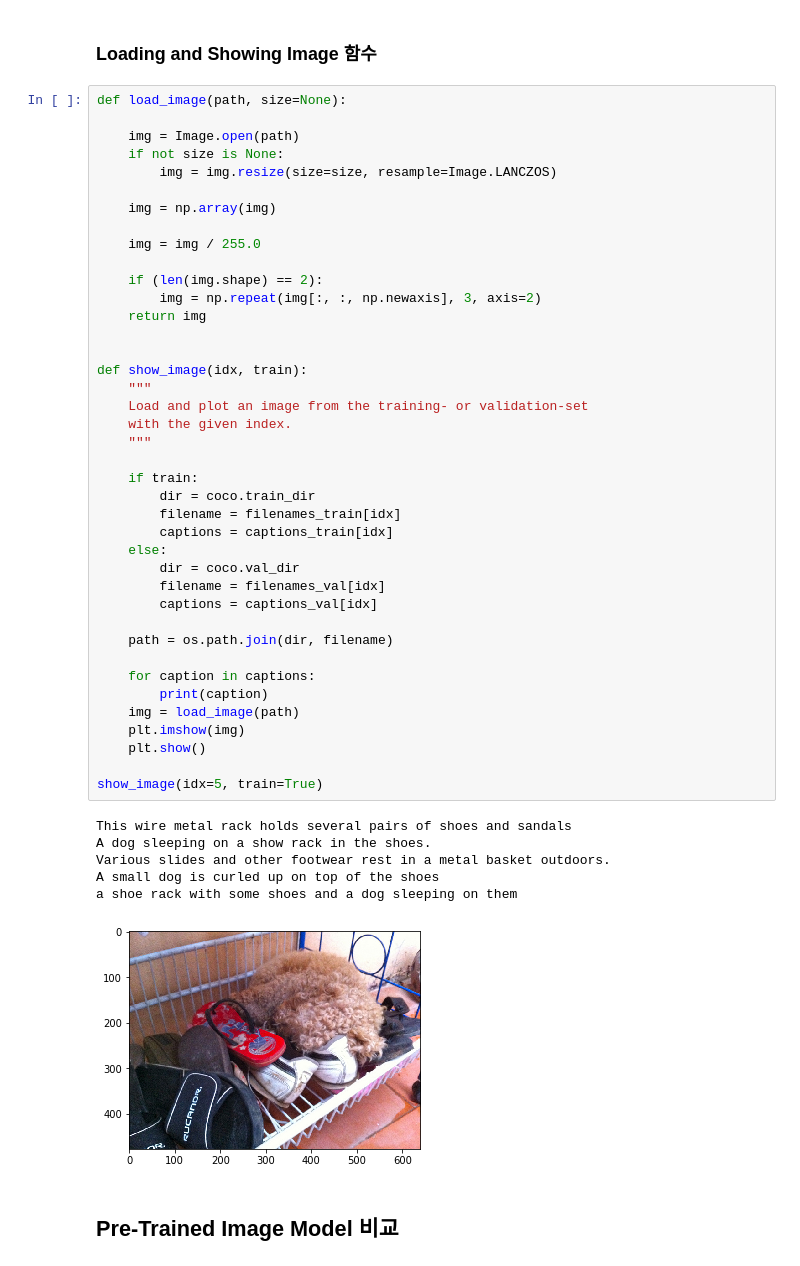
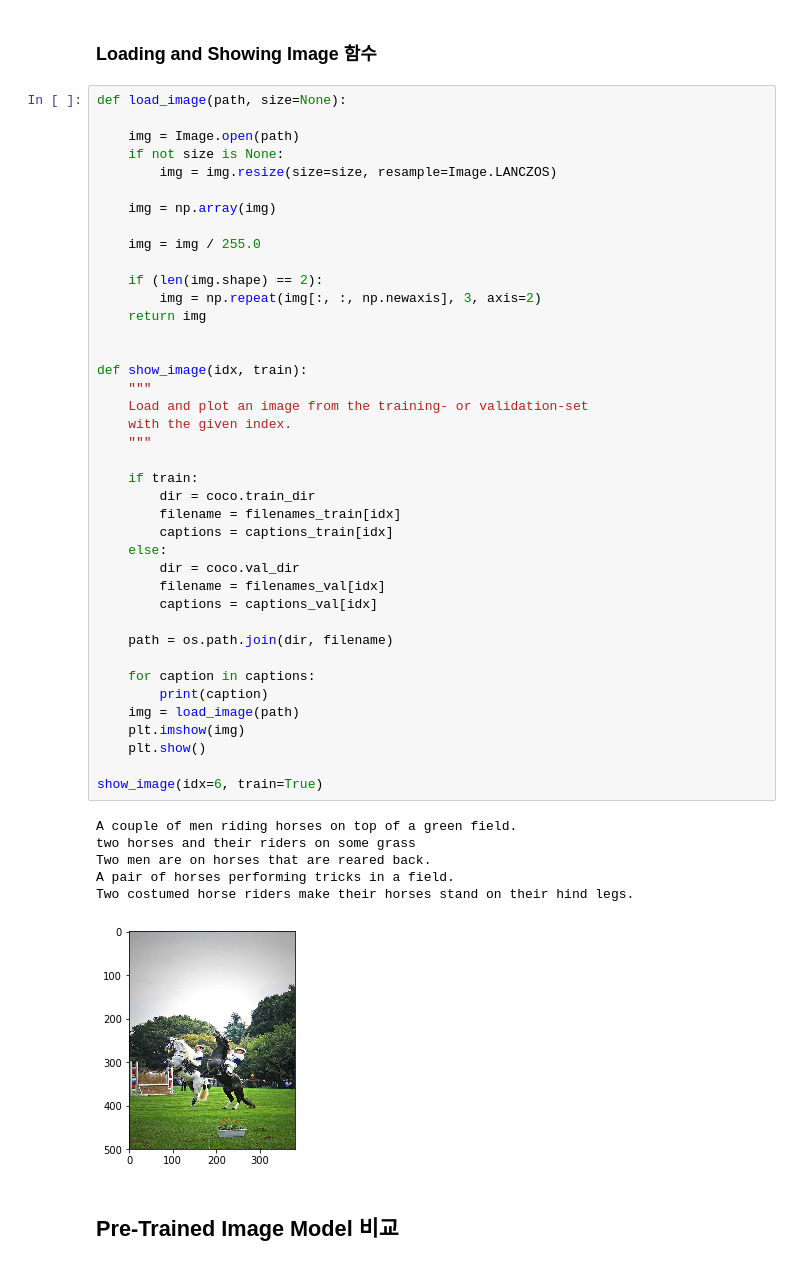
Before and after one commit to HyunJu1/Image-Captioning, a Jupyter notebook: Image Captioning.ipynb, the cells around one changed output. Drawn from its saved outputs; the diff is of its cells as text.

```diff
--- a/Image Captioning.ipynb
+++ b/Image Captioning.ipynb
@@ -85,40 +84,40 @@ def load_image(path, size=None):
 
     if (len(img.shape) == 2):
         img = np.repeat(img[:, :, np.newaxis], 3, axis=2)
     return img
 
 
 def show_image(idx, train):
     """
     Load and plot an image from the training- or validation-set
     with the given index.
     """
 
     if train:
         dir = coco.train_dir
         filename = filenames_train[idx]
         captions = captions_train[idx]
     else:
         dir = coco.val_dir
         filename = filenames_val[idx]
         captions = captions_val[idx]
 
     path = os.path.join(dir, filename)
 
     for caption in captions:
         print(caption)
     img = load_image(path)
     plt.imshow(img)
     plt.show()
 
-show_image(idx=5, train=True)
+show_image(idx=6, train=True)
 # %% [output]
-This wire metal rack holds several pairs of shoes and sandals
-A dog sleeping on a show rack in the shoes.
-Various slides and other footwear rest in a metal basket outdoors.
-A small dog is curled up on top of the shoes
-a shoe rack with some shoes and a dog sleeping on them
+A couple of men riding horses on top of a green field.
+two horses and their riders on some grass
+Two men are on horses that are reared back.
+A pair of horses performing tricks in a field.
+Two costumed horse riders make their horses stand on their hind legs.
-[figure, old version]
+[figure, new version]
 # %% [markdown]
 
 
```
Also changed, not shown: parts of 20 cells of this notebook, 1 other file.
